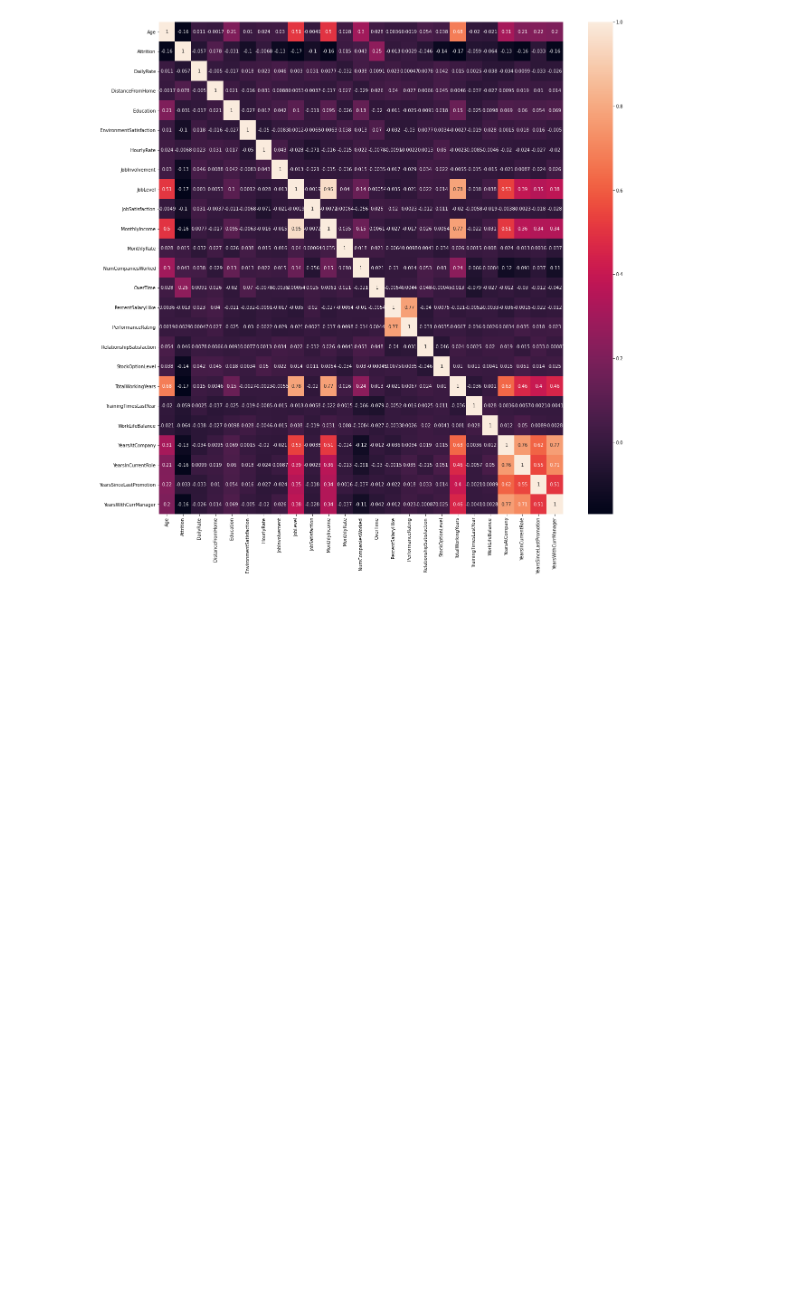
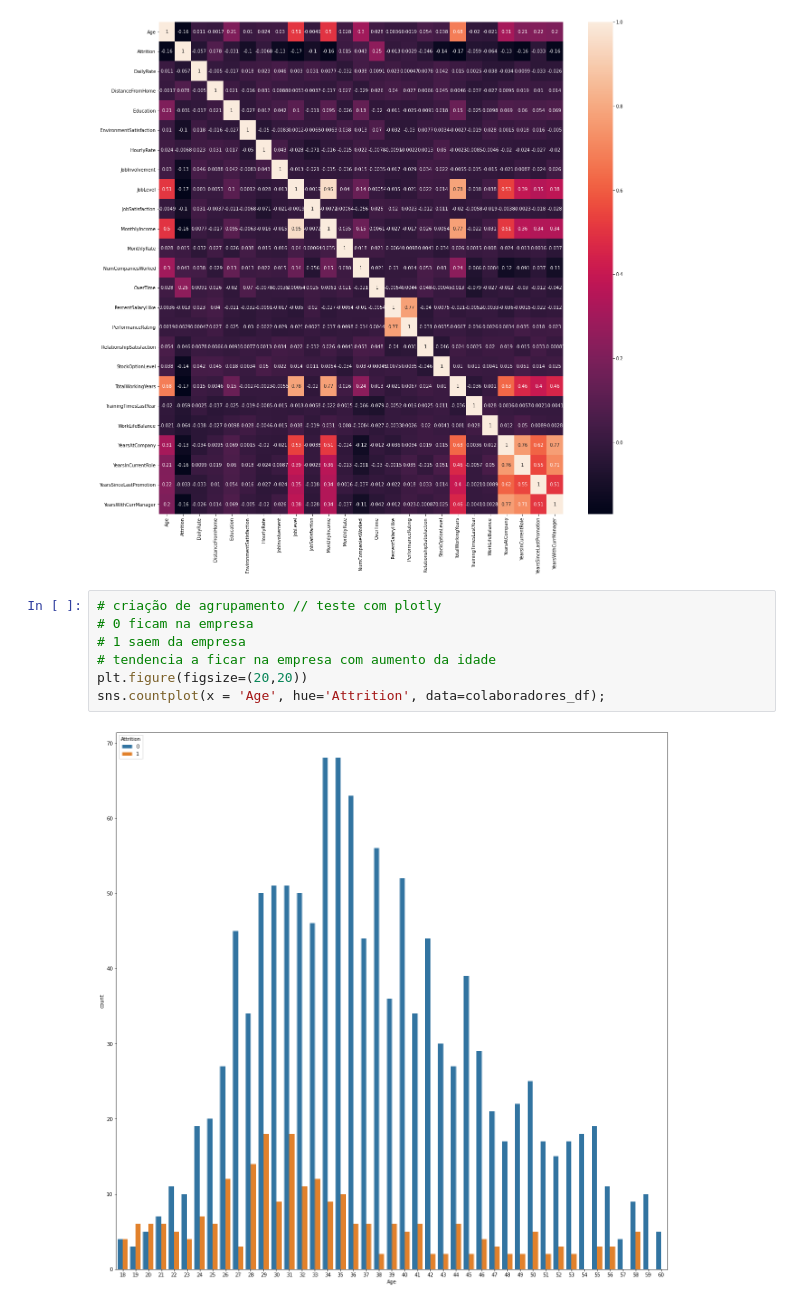
Before and after one commit to caiquemiranda/machine-learning-business-python, a Jupyter notebook: RH-department.ipynb, the cells around one changed output. Saved outputs shown, nothing was run; the diff lists cells and outputs as text; blank space fills up the shorter version.

Commit message:
visualização final

```diff
--- a/RH-department.ipynb
+++ b/RH-department.ipynb
@@ -186,3 +186,12 @@ fig, axies = plt.subplots(figsize = (20,20))
 sns.heatmap(correlação_atributos, annot=True);
 # %% [output]
 [figure]
+# %%
+# criação de agrupamento // teste com plotly
+# 0 ficam na empresa
+# 1 saem da empresa
+# tendencia a ficar na empresa com aumento da idade
+plt.figure(figsize=(20,20))
+sns.countplot(x = 'Age', hue='Attrition', data=colaboradores_df);
+# %% [output]
+[figure, added]
```
Also changed, not shown: parts of 9 cells of this notebook.
